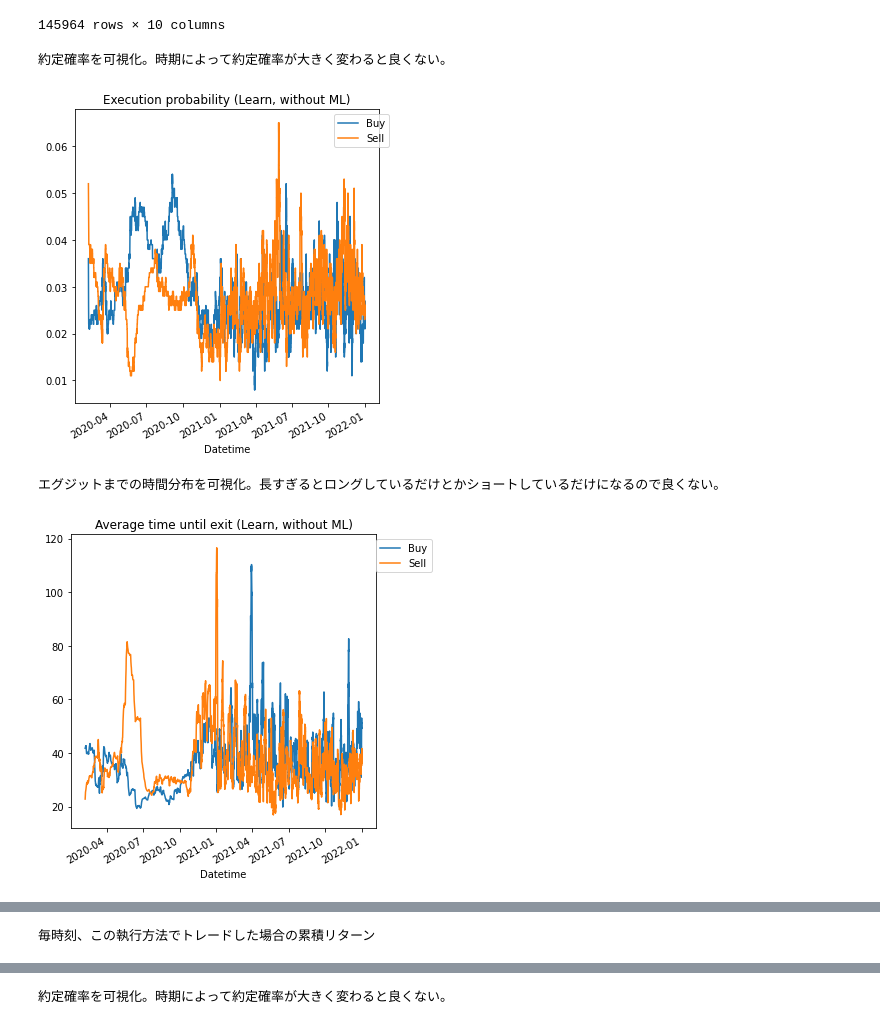
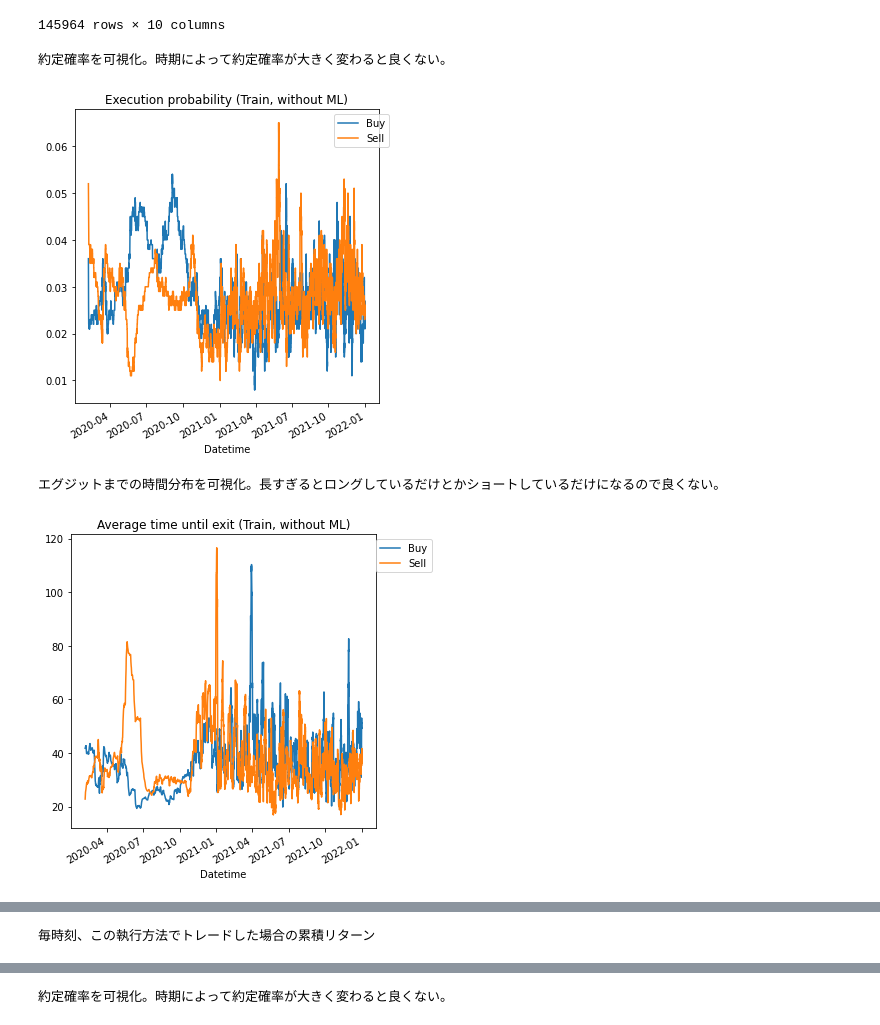
Before and after one commit to WannabeBotter/crypto_misc_jupyter, a Jupyter notebook: richman_dollarbar/richman_dollarbar.ipynb, the cells around one changed output, grey strips where cells are left out. Saved outputs shown, nothing was run; the diff lists cells and outputs as text; code cells hidden in the pictures.

```diff
--- a/richman_dollarbar/richman_dollarbar.ipynb
+++ b/richman_dollarbar/richman_dollarbar.ipynb
@@ -236,15 +236,15 @@ def display_true_vs_pred(df, true_column, pred_column, subtitle):
 # %%
 # Optunaの指値幅最適化結果に基づいて、学習区間でのパフォーマンス (MLフィルタ適応前) を表示
 df_dollar_optimized = pd.read_pickle('df_dollar_ohlcv_train.pkl')
 df_dollar_optimized = calc_buysell(df_dollar_optimized, pips = 1, atr_mux = atr_mux)
 
 # すべての行で売買するべきである、としておく
 df_dollar_optimized['y_pred_buy'] = 1.0
 df_dollar_optimized['y_pred_sell'] = 1.0
 
-display_performance(df_dollar_optimized, 'Learn, without ML')
+display_performance(df_dollar_optimized, 'Train, without ML')
 # %% [output]
 約定確率を可視化。時期によって約定確率が大きく変わると良くない。
-[figure, old version]
+[figure, new version]
 エグジットまでの時間分布を可視化。長すぎるとロングしているだけとかショートしているだけになるので良くない。
-[figure, old version]
+[figure, new version]
```
Also changed, not shown: parts of 9 cells of this notebook.
